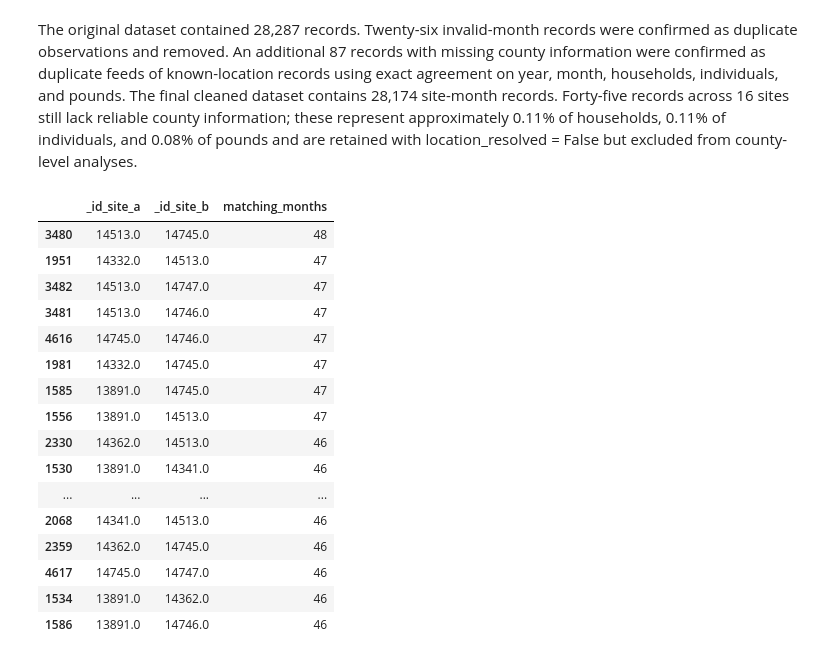
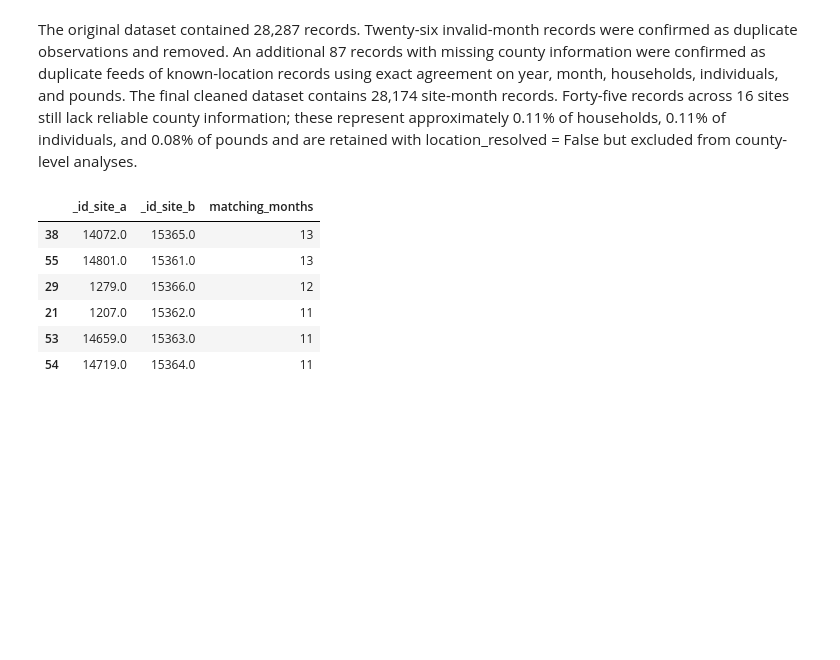
Before and after one commit to Hajar0Ahmed/MinneMUDAC2026Outliers, a Jupyter notebook: notebooks/reading.ipynb, the cells around one changed output. Drawn from its saved outputs; the diff is of its cells as text; code cells hidden in the pictures; blank space fills up the shorter version.

```diff
--- a/notebooks/reading.ipynb
+++ b/notebooks/reading.ipynb
@@ -2340,13 +2340,23 @@ metrics = [
     "PoundsReg"
 ]
 
-# Only use rows where all three activity measures are observed
-mirror_base = site_month_clean[
-    site_month_clean[metrics].notna().all(axis=1)
+match_columns = [
+    "_Year",
+    "_Month",
+    "HouseholdsReg",
+    "IndividualsReg",
+    "PoundsReg"
+]
+
+# Use valid-month data before blank-county duplicates
+# were removed, so the mirror evidence is still present.
+mirror_base = q6_valid_months[
+    q6_valid_months[metrics].notna().all(axis=1) &
+    (q6_valid_months["HouseholdsReg"] >= 20) &
+    (q6_valid_months["PoundsReg"] > 0)
 ][
-    ["_id_site", "_Year", "_Month"] + metrics
+    ["_id_site"] + match_columns
 ].copy()
 
-# Remove exact duplicate copies within the same site first
 mirror_base = mirror_base.drop_duplicates()
 # %%
@@ -2372,77 +2396,27 @@ site_pairs = site_pairs[
 # %%
-site_pairs["year_month"] = (
-    site_pairs["_Year"].astype(str)
-    + "-"
-    + site_pairs["_Month"].astype(str).str.zfill(2)
-)
-
-pair_summary = (
-    site_pairs
-    .groupby(
-        ["_id_site_a", "_id_site_b"],
-        as_index=False
-    )
-    .agg(
-        matching_months=("year_month", "nunique")
-    )
-    .sort_values(
-        "matching_months",
-        ascending=False
-    )
-)
-
-display(pair_summary.head(20))
-
-mirror_block = [15361, 15362, 15363, 15364, 15365, 15366]
-
-candidate_mirrors = pair_summary[
-    pair_summary["_id_site_a"].isin(mirror_block) |
-    pair_summary["_id_site_b"].isin(mirror_block)
-].copy()
-
-display(candidate_mirrors)
-
 mirror_ids = [
     15361,
     15362,
     15363,
     15364,
     15365,
     15366
 ]
 
-mirror_rows = site_month_clean[
-    site_month_clean["_id_site"].isin(mirror_ids)
-].copy()
+mirror_evidence = mirror_pairs[
+    mirror_pairs["_id_site_a"].isin(mirror_ids) |
+    mirror_pairs["_id_site_b"].isin(mirror_ids)
+].sort_values(
+    "matching_months",
+    ascending=False
+)
 
-print("Mirror rows to remove:", len(mirror_rows))
-
-print("\nActivity represented by mirror feeds:")
-print(
-    mirror_rows[
-        ["HouseholdsReg", "IndividualsReg", "PoundsReg"]
-    ].sum()
-)
-site_month_clean = site_month_clean[
-    ~site_month_clean["_id_site"].isin(mirror_ids)
-].copy()
-
-print("Rows after mirror removal:", len(site_month_clean))
+display(mirror_evidence)
 # %% [output]
 |  | _id_site_a | _id_site_b | matching_months |
-| 3480 | 14513.0 | 14745.0 | 48 |
-| 1951 | 14332.0 | 14513.0 | 47 |
-| 3482 | 14513.0 | 14747.0 | 47 |
-| 3481 | 14513.0 | 14746.0 | 47 |
-| 4616 | 14745.0 | 14746.0 | 47 |
-| 1981 | 14332.0 | 14745.0 | 47 |
-| 1585 | 13891.0 | 14745.0 | 47 |
-| 1556 | 13891.0 | 14513.0 | 47 |
-| 2330 | 14362.0 | 14513.0 | 46 |
-| 1530 | 13891.0 | 14341.0 | 46 |
-| ... | ... | ... | ... |
-| 2068 | 14341.0 | 14513.0 | 46 |
-| 2359 | 14362.0 | 14745.0 | 46 |
-| 4617 | 14745.0 | 14747.0 | 46 |
-| 1534 | 13891.0 | 14362.0 | 46 |
-| 1586 | 13891.0 | 14746.0 | 46 |
+| 38 | 14072.0 | 15365.0 | 13 |
+| 55 | 14801.0 | 15361.0 | 13 |
+| 29 | 1279.0 | 15366.0 | 12 |
+| 21 | 1207.0 | 15362.0 | 11 |
+| 53 | 14659.0 | 15363.0 | 11 |
+| 54 | 14719.0 | 15364.0 | 11 |
```
Also changed, not shown: parts of 3 cells of this notebook, 2 other files.
